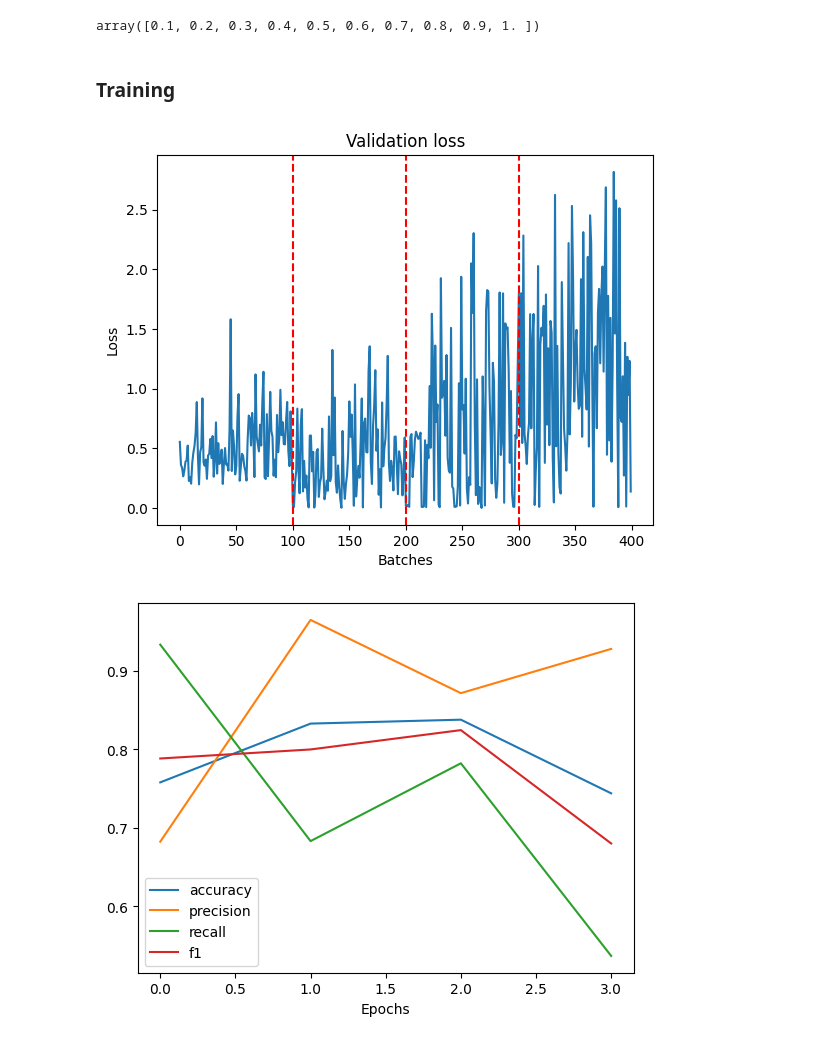
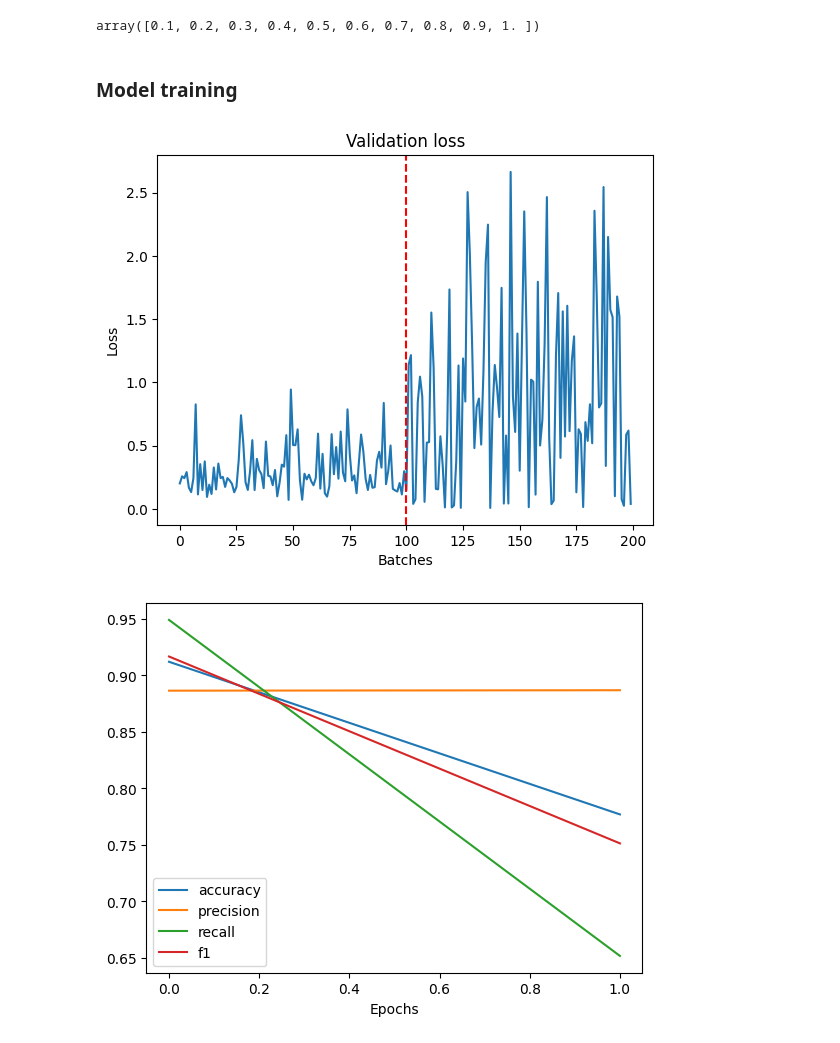
Before and after one commit to smartydan/project_copy, a Jupyter notebook: project.ipynb, the cells around one changed output. Drawn from its saved outputs; the diff is of its cells as text; code cells hidden in the pictures.

```diff
--- a/project.ipynb
+++ b/project.ipynb
@@ -162,5 +162,5 @@ print(descr, descr_spoiled, sep='\n')
 # %%
 descr_topics, _ = preprocessor.fit(id_, topic=True)
-descr_topics_spoiled, _ = preprocessor.fit(id_, topic=True, topic_spoil=len(topic_to_russian))
+descr_topics_spoiled, _ = preprocessor.fit(id_, topic=True, topic_spoil=1)
 print(descr_topics, descr_topics_spoiled, sep='\n')
 # %% [output]
@@ -227,5 +227,5 @@ trainer = Trainer.Trainer(MyModel.MyModel, device, train[:max_items], validate[:
 # %% [markdown]
-### Training <a class="anchor" id="c6"></a>
+### Model training <a class="anchor" id="c6"></a>
 # %%
 torch.cuda.empty_cache()  # just in case
 # %%
@@ -239,7 +235,7 @@ torch.cuda.empty_cache()  # just in case
 # %%
-trainer.train(epochs=4)
+trainer.train(epochs=2)
 # %% [output]
-[figure, old version]
+[figure, new version]
-[figure, old version]
+[figure, new version]
 # %%
 trainer.plot_loss(on_train=False)
```
Also changed, not shown: parts of 14 cells of this notebook, 6 other files.
